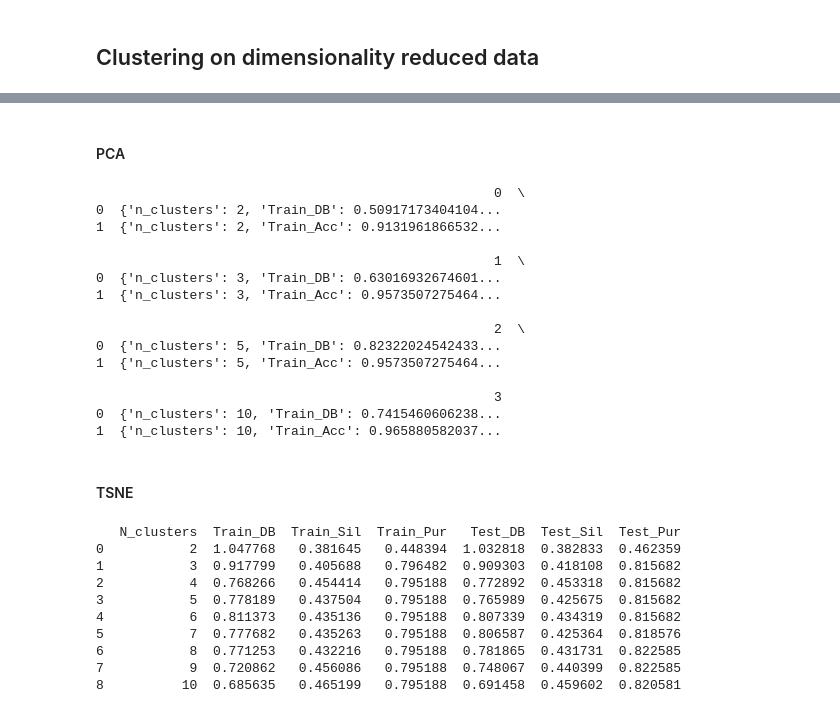
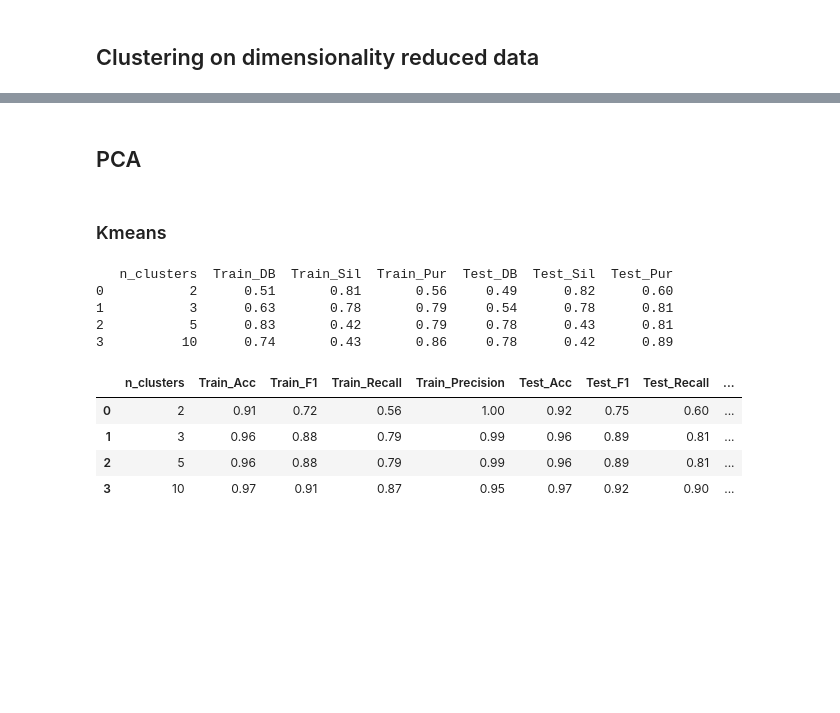
Before and after one commit to Mads-Ringsted/fraud-detection, a Jupyter notebook: classifier.ipynb, the cells around one changed output, grey strips where cells are left out. Drawn from its saved outputs; the diff is of its cells as text; code cells hidden in the pictures; blank space fills up the shorter version.

```diff
--- a/classifier.ipynb
+++ b/classifier.ipynb
@@ -300,25 +348,2 @@ dbscan_reports_df.round(2)
 # %% [markdown]
-#### PCA
+## PCA
-# %%
-pca = PCA(n_components=2)
-X_pca = pca.fit_transform(X_sample)
-
-X_train_pca, X_test_pca, _, _ = train_test_split(X_pca, fraud_idx, test_size=0.2, random_state=42, stratify=fraud_idx)
-
-pca_clustering, pca_classification = score_kmeans(X_train_pca, X_test_pca, y_train, y_test)
-# %% [output]
-                                                   0  \
-0  {'n_clusters': 2, 'Train_DB': 0.50917173404104...
-1  {'n_clusters': 2, 'Train_Acc': 0.9131961866532...
-
-                                                   1  \
-0  {'n_clusters': 3, 'Train_DB': 0.63016932674601...
-1  {'n_clusters': 3, 'Train_Acc': 0.9573507275464...
-
-                                                   2  \
-0  {'n_clusters': 5, 'Train_DB': 0.82322024542433...
-1  {'n_clusters': 5, 'Train_Acc': 0.9573507275464...
-
-                                                   3
-0  {'n_clusters': 10, 'Train_DB': 0.7415460606238...
-1  {'n_clusters': 10, 'Train_Acc': 0.965880582037...
@@ -325,20 +355,21 @@ pca_clustering, pca_classification = score_kmeans(X_train_pca, X_test_pca, y_tra
 # %% [markdown]
-#### TSNE
+### Kmeans
-# %%
-tsne = TSNE(n_components=2, random_state=0)
-X_tsne = tsne.fit_transform(X_sample)
-
-X_train_tsne, X_test_tsne, _, _ = train_test_split(X_tsne, fraud_idx, test_size=0.2, random_state=42, stratify=fraud_idx)
-
-pca_clustering, pca_classification = score_kmeans(X_train_pca, X_test_pca, y_train, y_test)
-# %% [output]
-   N_clusters  Train_DB  Train_Sil  Train_Pur   Test_DB  Test_Sil  Test_Pur
-0           2  1.047768   0.381645   0.448394  1.032818  0.382833  0.462359
-1           3  0.917799   0.405688   0.796482  0.909303  0.418108  0.815682
-2           4  0.768266   0.454414   0.795188  0.772892  0.453318  0.815682
-3           5  0.778189   0.437504   0.795188  0.765989  0.425675  0.815682
-4           6  0.811373   0.435136   0.795188  0.807339  0.434319  0.815682
-5           7  0.777682   0.435263   0.795188  0.806587  0.425364  0.818576
-6           8  0.771253   0.432216   0.795188  0.781865  0.431731  0.822585
-7           9  0.720862   0.456086   0.795188  0.748067  0.440399  0.822585
-8          10  0.685635   0.465199   0.795188  0.691458  0.459602  0.820581
+# %%
+# find the optimal number of clusters
+pca_clustering, pca_classification = score_kmeans(X_train_pca, X_test_pca, y_train, y_test)
+pca_clustering_df = pd.DataFrame(pca_clustering)
+pca_classification_df = pd.DataFrame(pca_classification)
+
+print(pca_clustering_df.round(2))
+pca_classification_df.round(2)
+# %% [output]
+   n_clusters  Train_DB  Train_Sil  Train_Pur  Test_DB  Test_Sil  Test_Pur
+0           2      0.51       0.81       0.56     0.49      0.82      0.60
+1           3      0.63       0.78       0.79     0.54      0.78      0.81
+2           5      0.83       0.42       0.79     0.78      0.43      0.81
+3          10      0.74       0.43       0.86     0.78      0.42      0.89
+|  | n_clusters | Train_Acc | Train_F1 | Train_Recall | Train_Precision | Test_Acc | Test_F1 | Test_Recall | ... |
+| 0 | 2 | 0.91 | 0.72 | 0.56 | 1.00 | 0.92 | 0.75 | 0.60 | ... |
+| 1 | 3 | 0.96 | 0.88 | 0.79 | 0.99 | 0.96 | 0.89 | 0.81 | ... |
+| 2 | 5 | 0.96 | 0.88 | 0.79 | 0.99 | 0.96 | 0.89 | 0.81 | ... |
+| 3 | 10 | 0.97 | 0.91 | 0.87 | 0.95 | 0.97 | 0.92 | 0.90 | ... |
```
Also changed, not shown: parts of 12 cells of this notebook.
